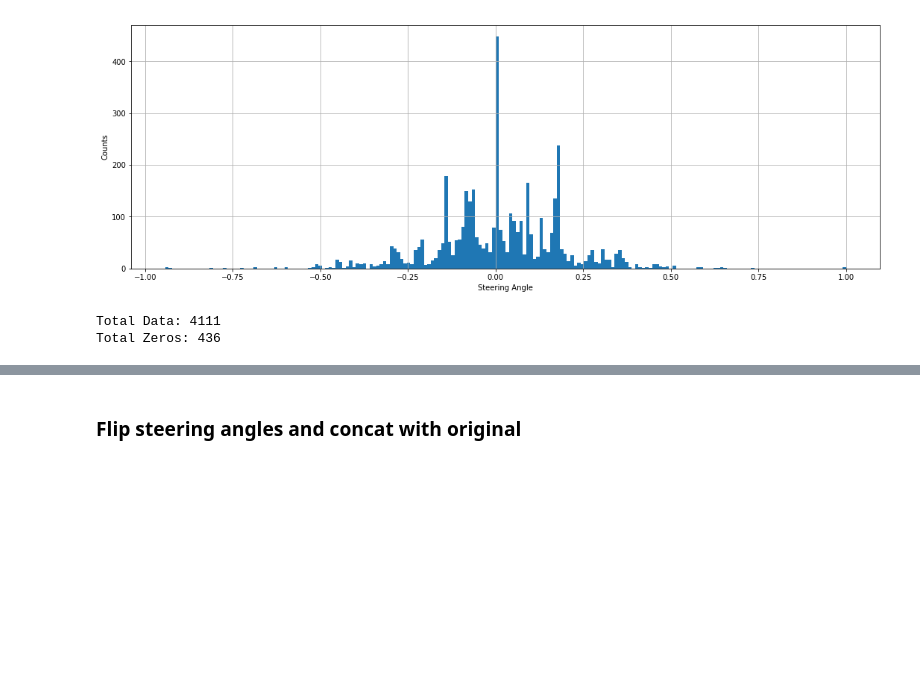
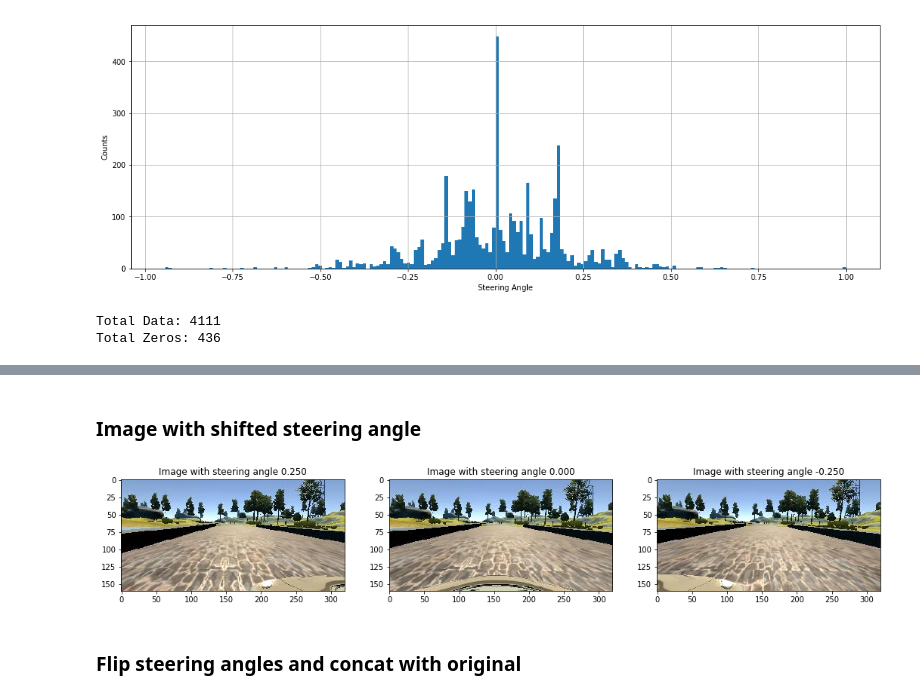
Before and after one commit to piliwilliam0306/Udacity-SDC, a Jupyter notebook: CarND-BehavioralCloning-P3/P3.ipynb, the cells around one changed output, grey strips where cells are left out. Saved outputs shown, nothing was run; the diff lists cells and outputs as text; code cells hidden in the pictures; blank space fills up the shorter version.

Commit message:
add image with steering

```diff
--- a/CarND-BehavioralCloning-P3/P3.ipynb
+++ b/CarND-BehavioralCloning-P3/P3.ipynb
@@ -96,5 +97,17 @@ print("Total Zeros:",len(shift_df[shift_df.steering == 0]))
 Total Data: 12325
 Total Zeros: 436
+# %% [markdown]
+### Image with shifted steering angle
+# %%
+img_folder = '../../../Udacity-SDC-dataset/behavioral-cloning-data/'
+plt.figure(figsize=[18, 9])
+for i in range(3):
+    img = mpimg.imread(img_folder + shift_df.image[i])
+    plt.subplot(1, 3, i+1)
+    plt.title('Image with steering angle {0:.3f}'.format(shift_df.steering[i]))
+    plt.imshow(img)
+# %% [output]
+[figure, added]
 # %% [markdown]
 ### Flip steering angles and concat with original
 # %%
```
Also changed, not shown: parts of 3 cells of this notebook, 1 other file.
